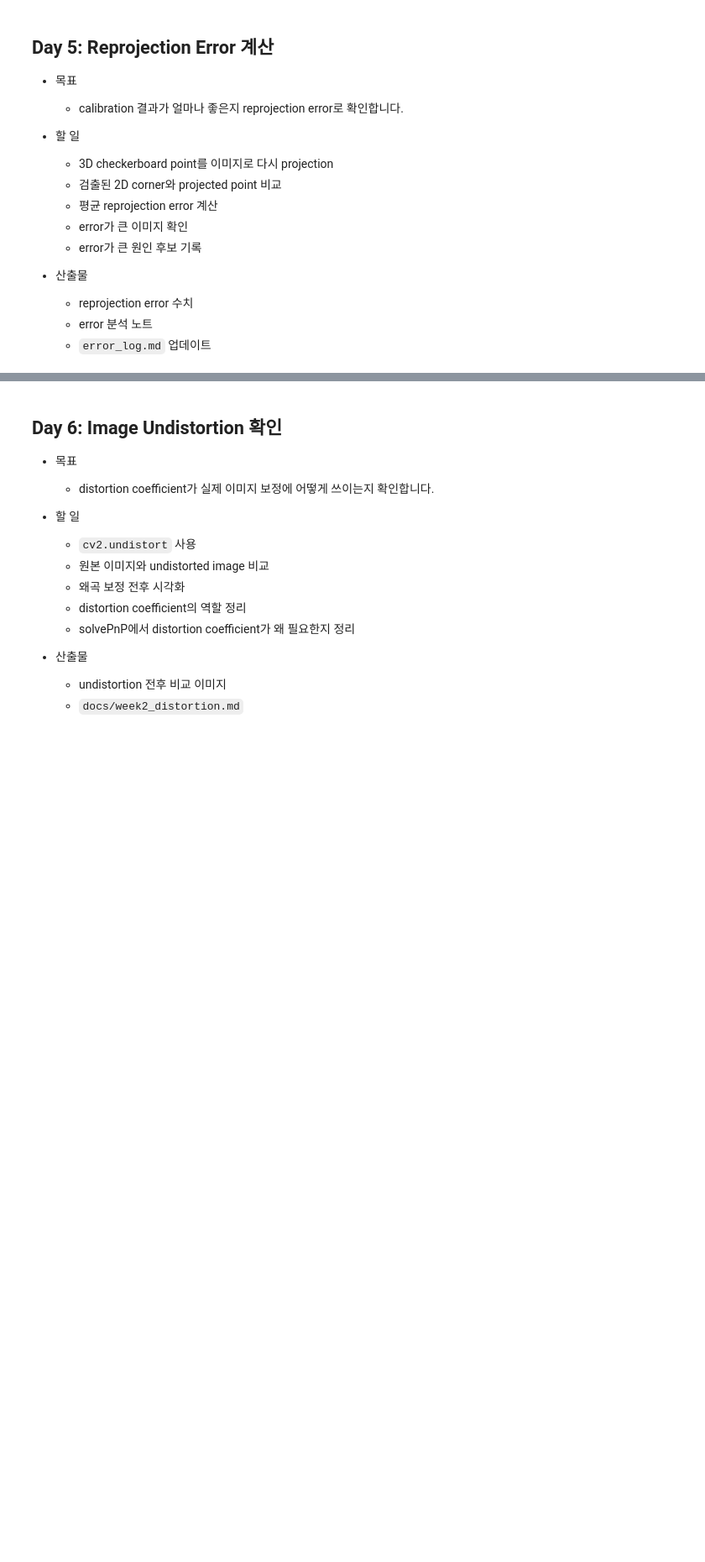
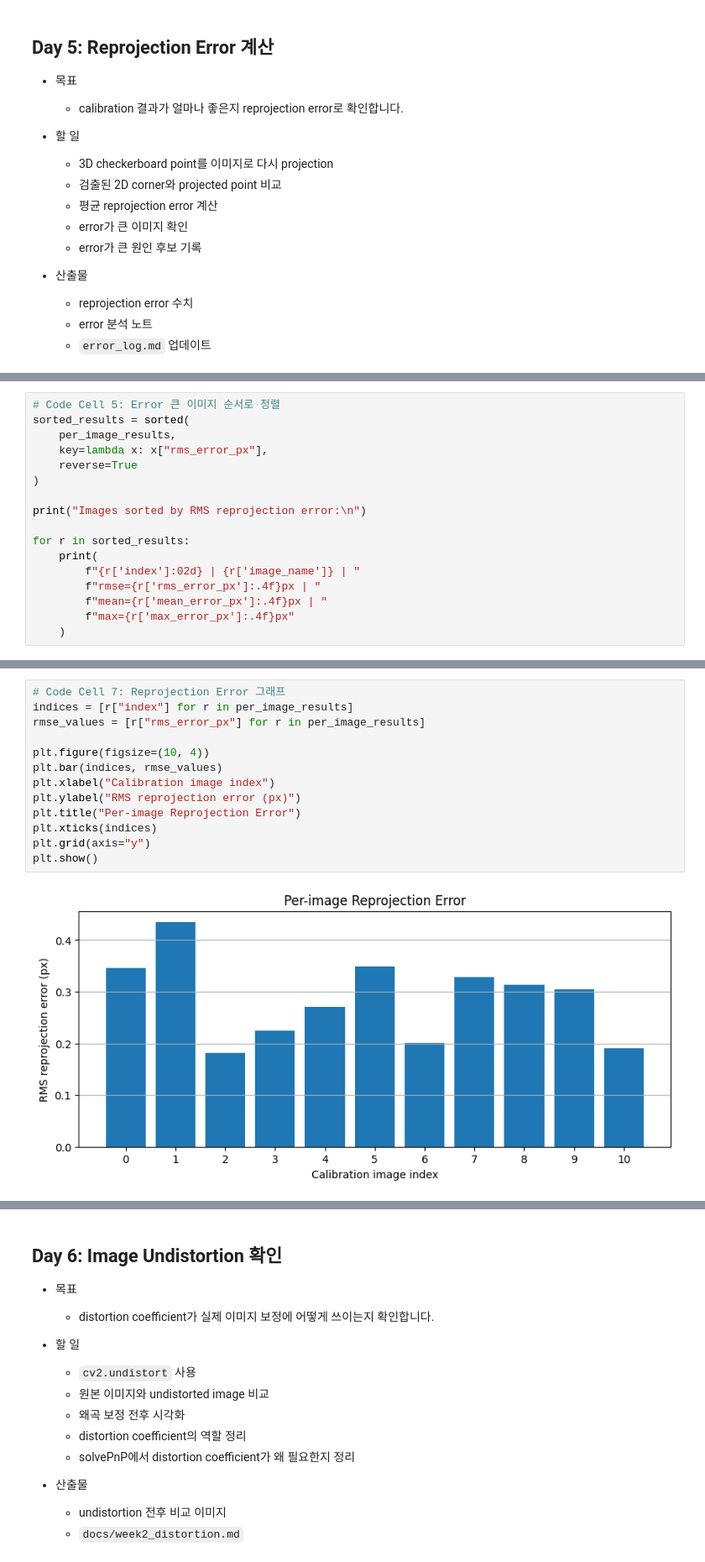
Before and after one commit to ooowedyn/6d-pose-estimation-sprint, a Jupyter notebook: notebooks/week02_camera_calibration.ipynb, the cells around one changed output, grey strips where cells are left out. Shown at 84% size. Saved outputs shown, nothing was run; the diff lists cells and outputs as text; blank space fills up the shorter version.

```diff
--- a/notebooks/week02_camera_calibration.ipynb
+++ b/notebooks/week02_camera_calibration.ipynb
@@ -1895,0 +2215,17 @@ Day 4에서 저장한 `camera_matrix.npy`와 `dist_coeffs.npy`는 Week 3 PnP에
+# %%
+# Code Cell 5: Error 큰 이미지 순서로 정렬
+sorted_results = sorted(
+    per_image_results,
+    key=lambda x: x["rms_error_px"],
+    reverse=True
+)
+
+print("Images sorted by RMS reprojection error:\n")
+
+for r in sorted_results:
+    print(
+        f"{r['index']:02d} | {r['image_name']} | "
+        f"rmse={r['rms_error_px']:.4f}px | "
+        f"mean={r['mean_error_px']:.4f}px | "
+        f"max={r['max_error_px']:.4f}px"
+    )
@@ -1895,0 +2268,15 @@ Day 4에서 저장한 `camera_matrix.npy`와 `dist_coeffs.npy`는 Week 3 PnP에
+# %%
+# Code Cell 7: Reprojection Error 그래프
+indices = [r["index"] for r in per_image_results]
+rmse_values = [r["rms_error_px"] for r in per_image_results]
+
+plt.figure(figsize=(10, 4))
+plt.bar(indices, rmse_values)
+plt.xlabel("Calibration image index")
+plt.ylabel("RMS reprojection error (px)")
+plt.title("Per-image Reprojection Error")
+plt.xticks(indices)
+plt.grid(axis="y")
+plt.show()
+# %% [output]
+[figure, added]
```
Also changed, not shown: parts of 14 cells of this notebook, 13 other files.
